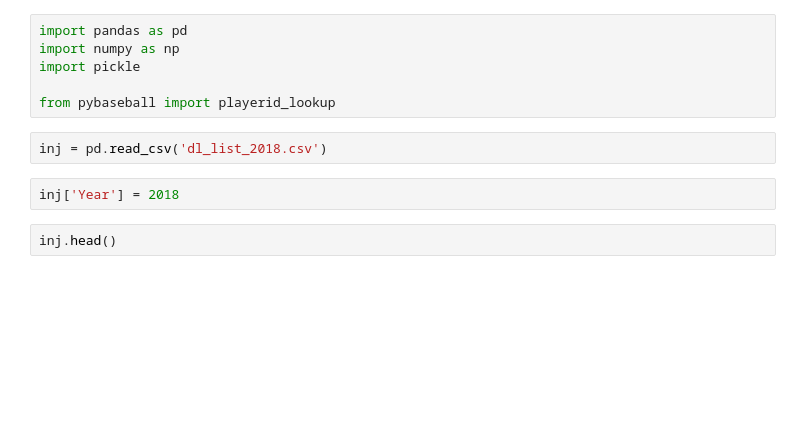
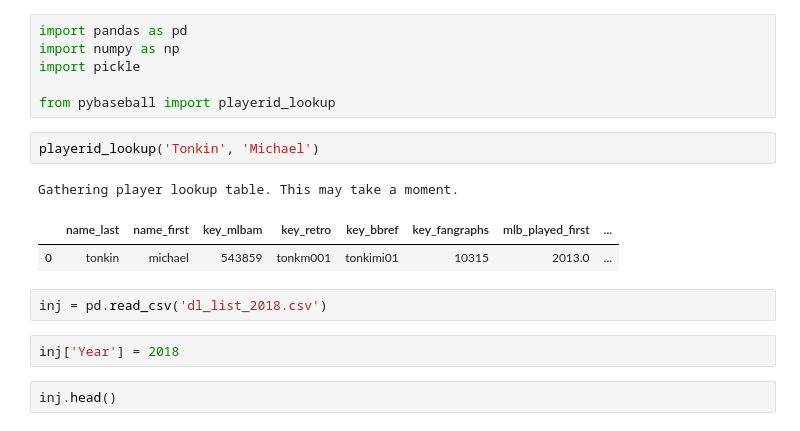
Before and after one commit to t-phill/mlb_injuries, a Jupyter notebook: notebooks/injuries.ipynb, the cells around one changed output. Cells and saved outputs as stored; diff of their text form; blank space fills up the shorter version.

```diff
--- a/notebooks/injuries.ipynb
+++ b/notebooks/injuries.ipynb
@@ -4,6 +4,12 @@ import numpy as np
 import pickle
 
 from pybaseball import playerid_lookup
+# %%
+playerid_lookup('Tonkin', 'Michael')
+# %% [output]
+Gathering player lookup table. This may take a moment.
+|  | name_last | name_first | key_mlbam | key_retro | key_bbref | key_fangraphs | mlb_played_first | ... |
+| 0 | tonkin | michael | 543859 | tonkm001 | tonkimi01 | 10315 | 2013.0 | ... |
 # %%
 inj = pd.read_csv('dl_list_2018.csv')
 # %%
```
